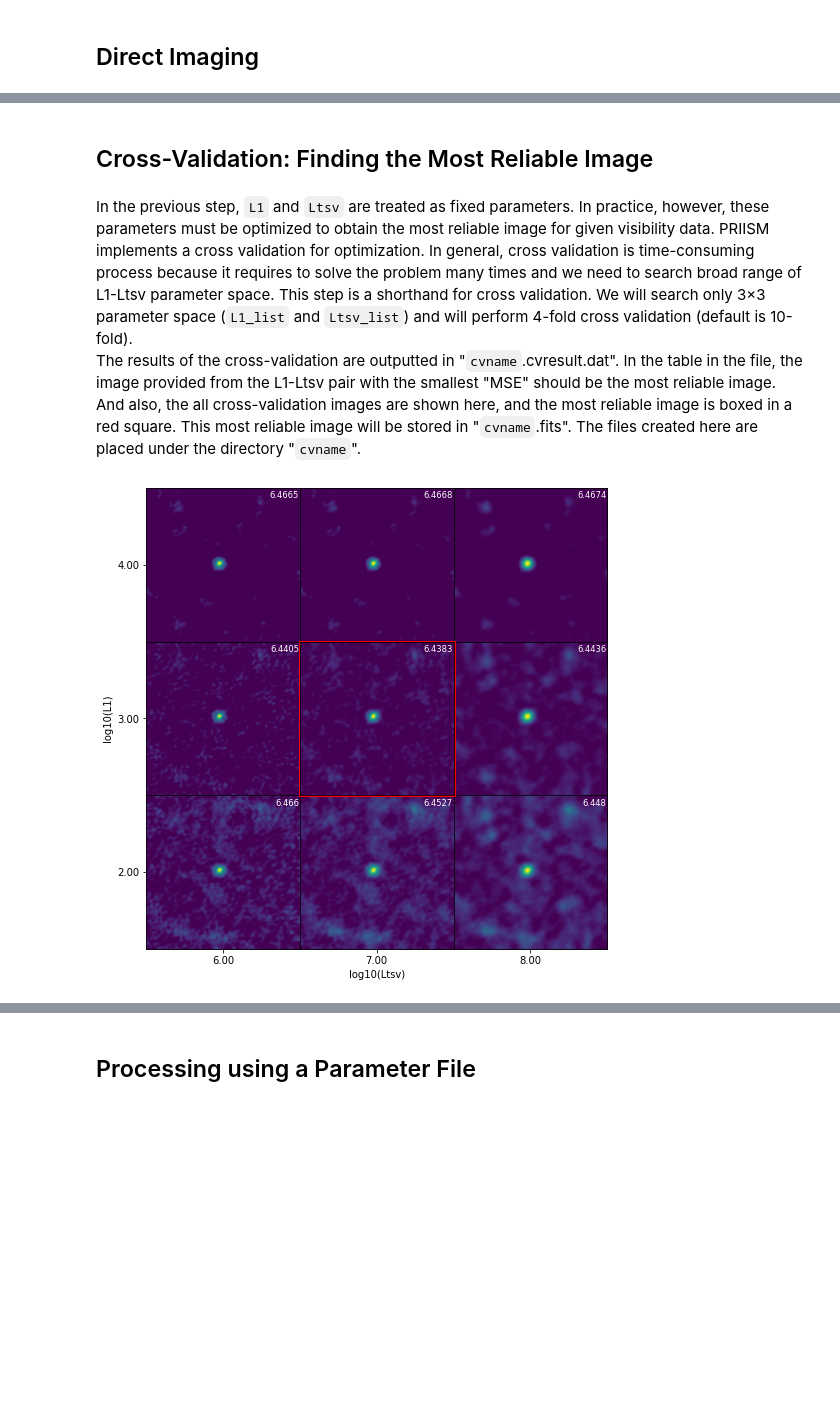
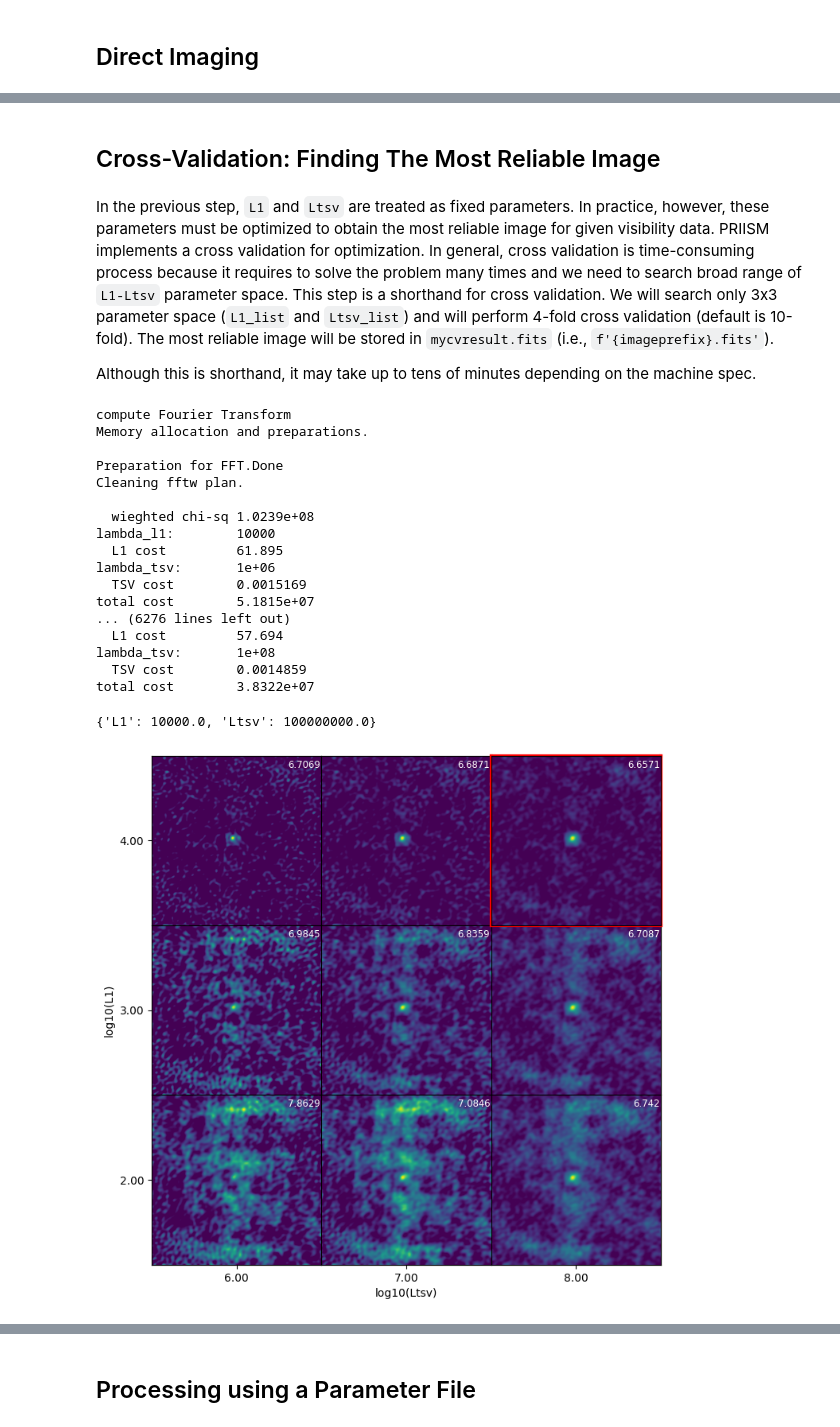
Before and after one commit to tnakazato/priism, a Jupyter notebook: tutorial_twhya.ipynb, the cells around one changed output, grey strips where cells are left out. Drawn from its saved outputs; the diff is of its cells as text; code cells hidden in the pictures; blank space fills up the shorter version.

```diff
--- a/tutorial_twhya.ipynb
+++ b/tutorial_twhya.ipynb
@@ -45,6 +29,6 @@ And also, the execution module <code>runner</code> that allows us to easily run
 # %%
-import os, sys
 import priism.alma
 print(f'PRIISM version {priism.__version__}')
-from priism.runner import runner
+
+worker = priism.alma.AlmaSparseModelingImager(solver='mfista_nufft')
 # %% [output]
@@ -146,25 +130,38 @@ h.saveParam('twhya.dimg.param', overwrite=True)
 # %% [markdown]
-## Cross-Validation: Finding the Most Reliable Image
+## Cross-Validation: Finding The Most Reliable Image
 # %% [markdown]
-In the previous step, <code>L1</code> and <code>Ltsv</code> are treated as fixed parameters. In practice, however, these parameters must be optimized to obtain the most reliable image for given visibility data. PRIISM implements a cross validation for optimization. In general, cross validation is time-consuming process because it requires to solve the problem many times and we need to search broad range of L1-Ltsv parameter space. This step is a shorthand for cross validation. We will search only 3&times;3 parameter space (<code>L1_list</code> and <code>Ltsv_list</code>) and will perform 4-fold cross validation (default is 10-fold).
-<br>
-The results of the cross-validation are outputted in "<code>cvname</code>.cvresult.dat".
-In the table in the file, the image provided from the L1-Ltsv pair with the smallest "MSE" should be the most reliable image.
-And also, the all cross-validation images are shown here, and the most reliable image is boxed in a red square.
-This most reliable image will be stored in "<code>cvname</code>.fits".
-The files created here are placed under the directory "<code>cvname</code>".
+In the previous step, `L1` and `Ltsv` are treated as fixed parameters. In practice, however, these parameters must be optimized to obtain the most reliable image for given visibility data. PRIISM implements a cross validation for optimization. In general, cross validation is time-consuming process because it requires to solve the problem many times and we need to search broad range of `L1-Ltsv` parameter space. This step is a shorthand for  cross validation. We will search only 3x3 parameter space (`L1_list` and `Ltsv_list`) and will perform 4-fold cross validation (default is 10-fold). The most reliable image will be stored in `mycvresult.fits` (i.e., `f'{imageprefix}.fits'`).
+
+Although this is shorthand, it may take up to tens of minutes depending on the machine spec.
 # %%
 %%timeit -n 1 -r 1
 %%capture --no-display capture_cv
 
 L1_list = [1e2, 1e3, 1e4]
 Ltsv_list = [1e6, 1e7, 1e8]
 num_fold = 4
 
-cvname = 'twhya_b7cont.cv'
-h.setSpParam(cvname=cvname, l1List=L1_list, ltsvList=Ltsv_list,
-             maxiter=1000, numFold=num_fold,
-             optimizer='classical')
-h.crossValidation(overwrite=True)
+worker.crossvalidation(L1_list, Ltsv_list, num_fold=num_fold,
+                       imageprefix='twhya_b7cont_cv', imagepolicy='full',
+                       summarize=True, figfile='cvresult.png',
+                       datafile='cvresult.dat', maxiter=1000, resultasinitialimage=False, scalehyperparam=False)
 # %% [output]
+compute Fourier Transform
+Memory allocation and preparations.
+
+Preparation for FFT.Done
+Cleaning fftw plan.
+
+  wieghted chi-sq 1.0239e+08
+lambda_l1:        10000
+  L1 cost         61.895
+lambda_tsv:       1e+06
+  TSV cost        0.0015169
+total cost        5.1815e+07
+... (6276 lines left out)
+  L1 cost         57.694
+lambda_tsv:       1e+08
+  TSV cost        0.0014859
+total cost        3.8322e+07
+{'L1': 10000.0, 'Ltsv': 100000000.0}
-[figure, old version]
+[figure, new version]
```
Also changed, not shown: parts of 42 cells of this notebook, 1 other file.
